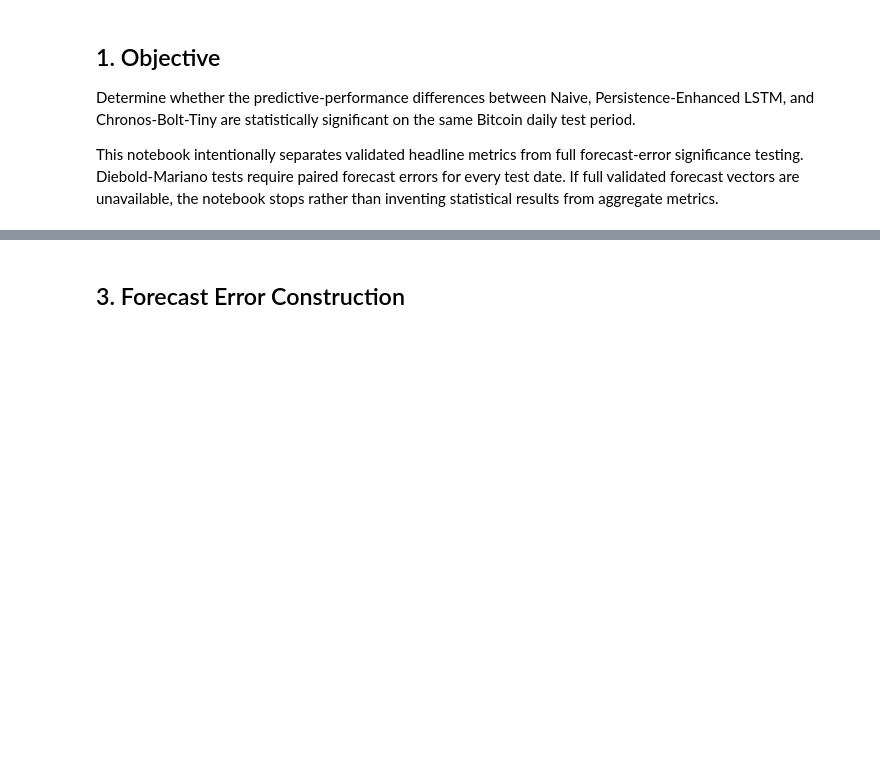
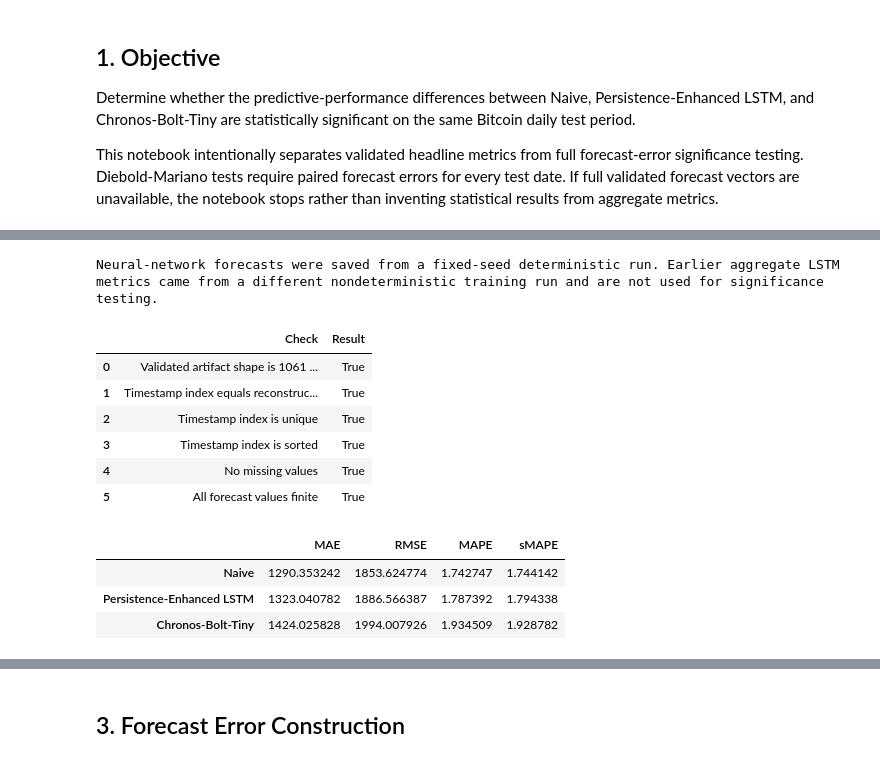
Before and after one commit to mdsoadsolaiman/TimeSeriesFoundationModels, a Jupyter notebook: notebooks/09_Statistical_Significance_Test.ipynb, the cells around one changed output, grey strips where cells are left out. Cells and saved outputs as stored; diff of their text form; code cells hidden in the pictures; blank space fills up the shorter version.

```diff
--- a/notebooks/09_Statistical_Significance_Test.ipynb
+++ b/notebooks/09_Statistical_Significance_Test.ipynb
@@ -149,0 +119,51 @@ if forecast_results[["persistence_enhanced_lstm", "chronos_bolt_tiny_forecast"]]
+# %%
+forecast_metric_recalculation = pd.DataFrame(
+    {
+        "Naive": {
+            "MAE": mae(y_test, naive_forecast),
+            "RMSE": rmse(y_test, naive_forecast),
+            "MAPE": mape(y_test, naive_forecast),
+            "sMAPE": smape(y_test, naive_forecast),
+        },
+        "Persistence-Enhanced LSTM": {
+            "MAE": mae(y_test, persistence_enhanced_lstm),
+            "RMSE": rmse(y_test, persistence_enhanced_lstm),
+            "MAPE": mape(y_test, persistence_enhanced_lstm),
+            "sMAPE": smape(y_test, persistence_enhanced_lstm),
+        },
+        "Chronos-Bolt-Tiny": {
+            "MAE": mae(y_test, chronos_bolt_tiny_forecast),
+            "RMSE": rmse(y_test, chronos_bolt_tiny_forecast),
+            "MAPE": mape(y_test, chronos_bolt_tiny_forecast),
+            "sMAPE": smape(y_test, chronos_bolt_tiny_forecast),
+        },
+    }
+).T
+
+integrity_checks = pd.DataFrame(
+    [
+        {"Check": "Validated artifact shape is 1061 x 4 after Timestamp index", "Result": forecast_results.shape == (1061, 4)},
+        {"Check": "Timestamp index equals reconstructed test index", "Result": forecast_results.index.equals(test.index)},
+        {"Check": "Timestamp index is unique", "Result": forecast_results.index.is_unique},
+        {"Check": "Timestamp index is sorted", "Result": forecast_results.index.is_monotonic_increasing},
+        {"Check": "No missing values", "Result": not forecast_results[required_columns].isna().any().any()},
+        {"Check": "All forecast values finite", "Result": np.isfinite(forecast_results[required_columns].to_numpy(dtype=float)).all()},
+    ]
+)
+
+print("Neural-network forecasts were saved from a fixed-seed deterministic run. Earlier aggregate LSTM metrics came from a different nondeterministic training run and are not used for significance testing.")
+display(integrity_checks)
+forecast_metric_recalculation
+# %% [output]
+Neural-network forecasts were saved from a fixed-seed deterministic run. Earlier aggregate LSTM metrics came from a different nondeterministic training run and are not used for significance testing.
+|  | Check | Result |
+| 0 | Validated artifact shape is 1061 ... | True |
+| 1 | Timestamp index equals reconstruc... | True |
+| 2 | Timestamp index is unique | True |
+| 3 | Timestamp index is sorted | True |
+| 4 | No missing values | True |
+| 5 | All forecast values finite | True |
+|  | MAE | RMSE | MAPE | sMAPE |
+| Naive | 1290.353242 | 1853.624774 | 1.742747 | 1.744142 |
+| Persistence-Enhanced LSTM | 1323.040782 | 1886.566387 | 1.787392 | 1.794338 |
+| Chronos-Bolt-Tiny | 1424.025828 | 1994.007926 | 1.934509 | 1.928782 |
```
Also changed, not shown: parts of 15 cells of this notebook, 7 other files.
